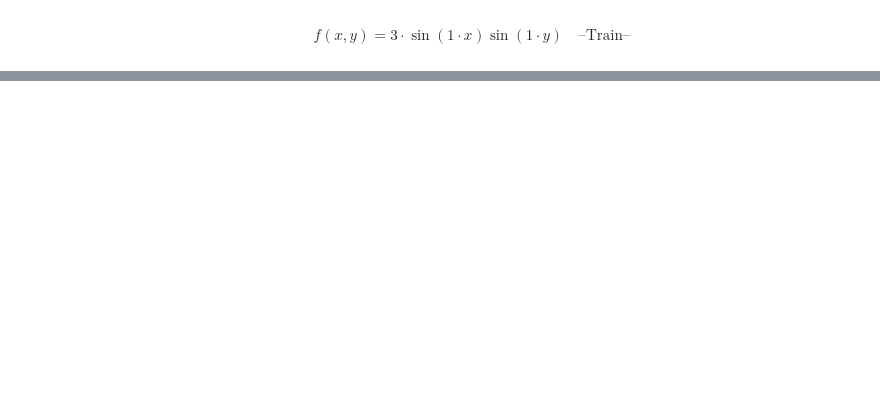
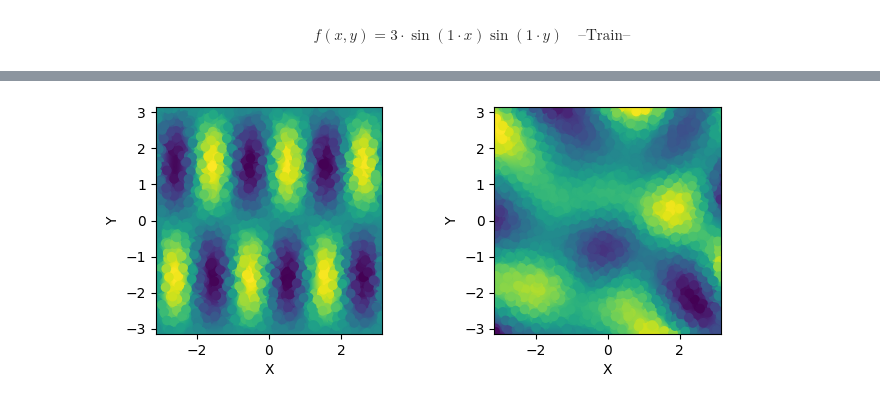
Before and after one commit to komingsu/piml, a Jupyter notebook: Exercise_Alone/f(x,y)=Asin(Bx)sin(Cy)/pre_training.ipynb, the cells around one changed output, grey strips where cells are left out. Saved outputs shown, nothing was run; the diff lists cells and outputs as text; code cells hidden in the pictures; blank space fills up the shorter version.

```diff
--- a/Exercise_Alone/f(x,y)=Asin(Bx)sin(Cy)/pre_training.ipynb
+++ b/Exercise_Alone/f(x,y)=Asin(Bx)sin(Cy)/pre_training.ipynb
@@ -313,0 +447,43 @@ train with L-BFGs for PDE train
+# %%
+# 데이터 불러오기
+# 데이터에 대해서는 ./make_dataset.ipynb 에서 확인
+with open(f'./data/data_1_3_1.npy', 'rb') as f:
+    data = np.load(f,allow_pickle=True)
+x = data.T[0]
+y = data.T[1]
+X = data[:,:2]
+f_true = data.T[2]
+
+
+X = torch.tensor(X, dtype=torch.float)
+X = X.to(net.X.device)
+
+model = net.model
+model.eval()
+with torch.no_grad():
+    f_pred = model(X).cpu().numpy().squeeze()
+
+print("Test MSE Loss : ", np.mean(np.sqrt(np.square(f_true)-np.square(f_pred))))
+
+fig, ax = plt.subplots(nrows=1,ncols=2, figsize=(7,3))
+# grid
+xi, yi = np.mgrid[x.min():x.max():500j, y.min():y.max():500j]
+
+# f_true figure
+rbf = scipy.interpolate.Rbf(x, y, f_true)
+org = rbf(xi, yi)
+img = ax[0].imshow(org.T, origin='lower',extent=[x.min(), x.max(), y.min(), y.max()])
+ax[0].scatter(x, y, c=f_true)
+ax[0].set(xlabel='X', ylabel='Y')
+# fig.colorbar(img,shrink=0.8)
+
+# f_pred figure
+rbf = scipy.interpolate.Rbf(x, y, f_pred)
+org = rbf(xi, yi)
+img = ax[1].imshow(org.T, origin='lower',extent=[x.min(), x.max(), y.min(), y.max()])
+ax[1].scatter(x, y, c=f_pred)
+ax[1].set(xlabel='X', ylabel='Y')
+# fig.colorbar(img,shrink=0.8)
+
+plt.tight_layout()
+# %% [output]
@@ -313,0 +491 @@ train with L-BFGs for PDE train
+[figure, added]
```
Also changed, not shown: parts of 17 cells of this notebook, 4 other files.
